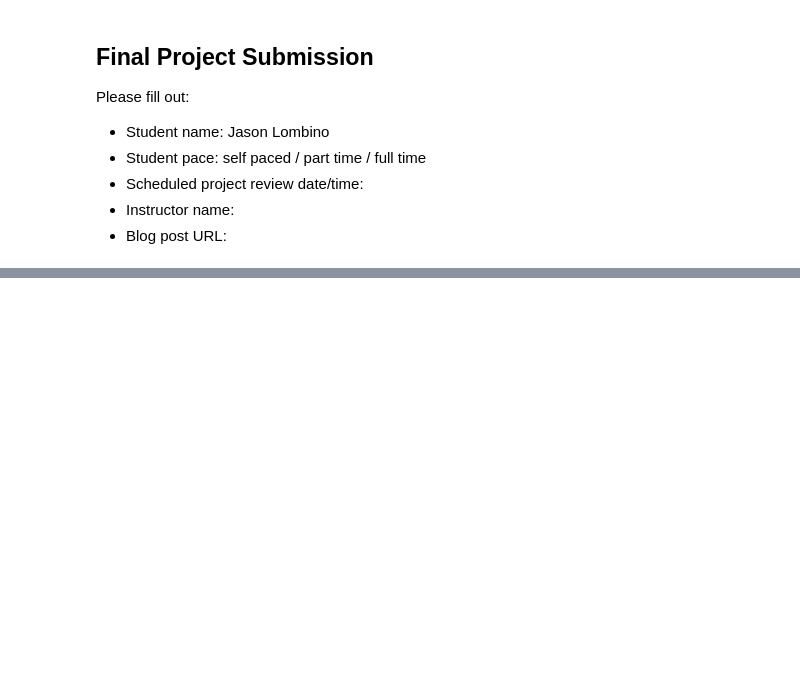
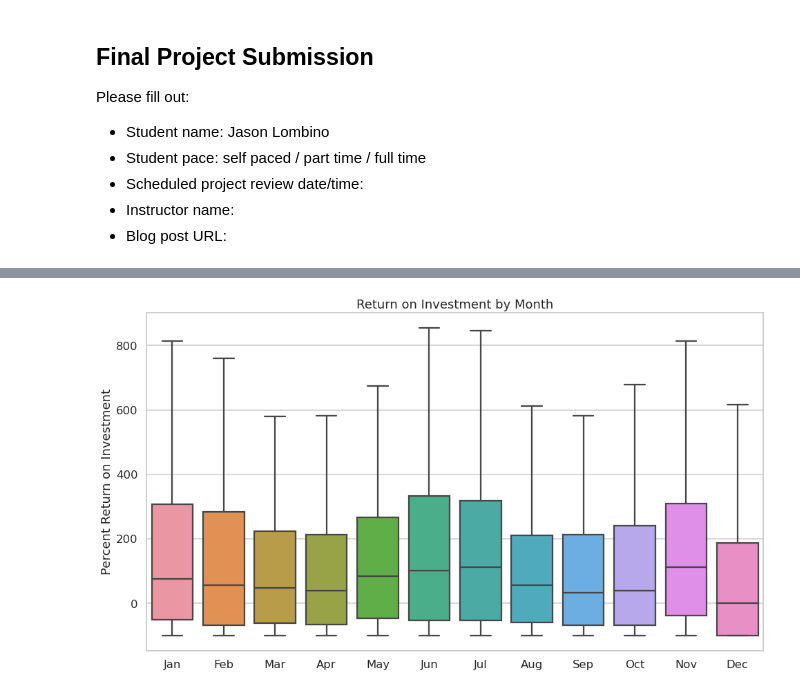
Before and after one commit to jlombino/dsc-phase-1-project, a Jupyter notebook: Jason's Work.ipynb, the cells around one changed output, grey strips where cells are left out. Drawn from its saved outputs; the diff is of its cells as text; code cells hidden in the pictures; blank space fills up the shorter version.

```diff
--- a/Jason's Work.ipynb
+++ b/Jason's Work.ipynb
@@ -97,0 +120,10 @@ genre_plot_2.set_title('Top Movie Genres',fontsize=32);
+# %%
+months_in_order = ['Jan','Feb','Mar','Apr','May','Jun','Jul','Aug','Sep','Oct','Nov','Dec']
+sns.set(rc={'figure.figsize':(16,9)})
+sns.set_theme(style='whitegrid',context='talk');
+month_plot = sns.boxplot(data = combined_financial,x='month',y='roi_%_worldwide',showfliers = False, order = months_in_order)
+month_plot.set_ylabel('Percent Return on Investment');
+month_plot.set_xlabel(None);
+month_plot.set_title('Return on Investment by Month');
+# %% [output]
+[figure, added]
```
Also changed, not shown: parts of 7 cells of this notebook.
